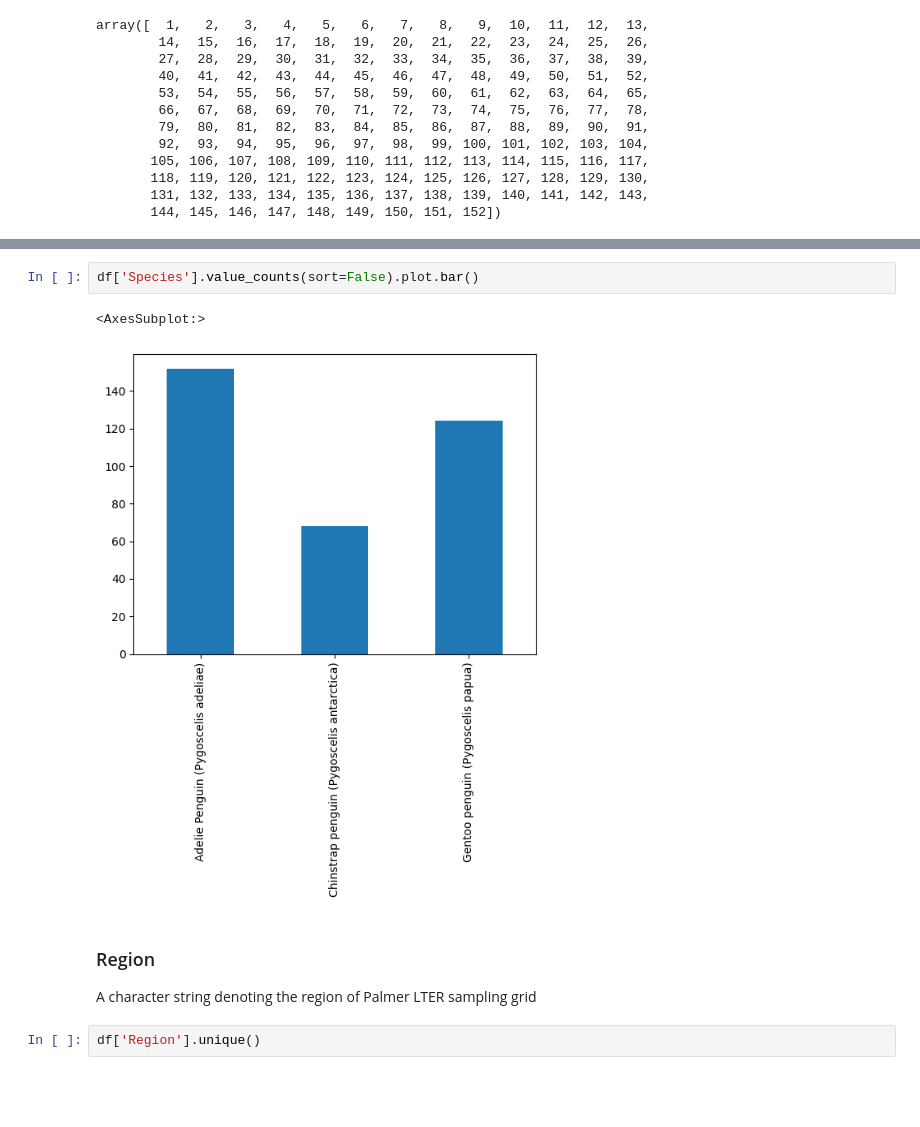
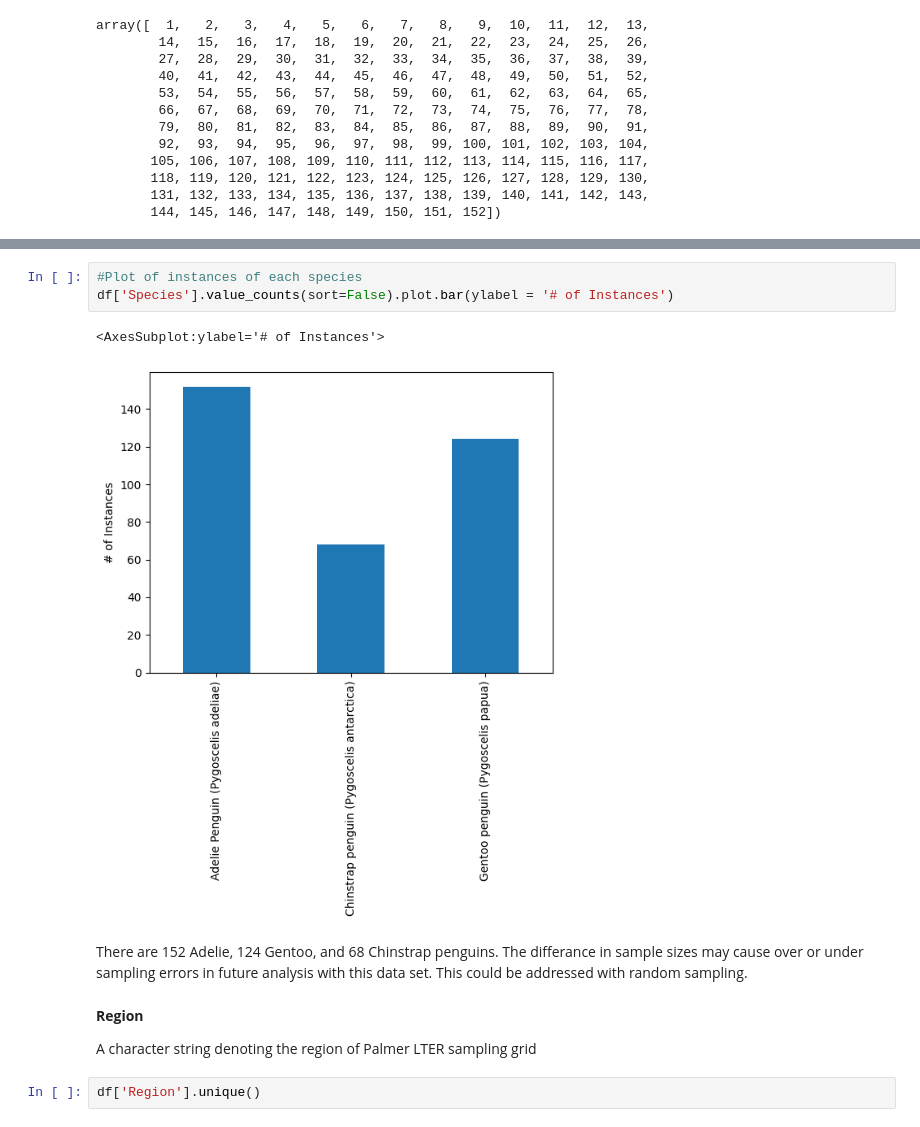
Before and after one commit to benisrael29/DATA2001, a Jupyter notebook: main/assingments/A1/A1.ipynb, the cells around one changed output, grey strips where cells are left out. Drawn from its saved outputs; the diff is of its cells as text; blank space fills up the shorter version.

```diff
--- a/main/assingments/A1/A1.ipynb
+++ b/main/assingments/A1/A1.ipynb
@@ -204,10 +209,14 @@ array(['Adelie Penguin (Pygoscelis adeliae)',
 # %%
-df['Species'].value_counts(sort=False).plot.bar()
+#Plot of instances of each species
+df['Species'].value_counts(sort=False).plot.bar(ylabel = '# of Instances')
 # %% [output]
-<AxesSubplot:>
+<AxesSubplot:ylabel='# of Instances'>
-[figure, old version]
+[figure, new version]
+# %% [markdown]
+There are 152 Adelie, 124 Gentoo, and 68 Chinstrap penguins. The differance in sample sizes may cause over or under sampling errors in future analysis with this data set. This could be addressed with random sampling.
 # %% [markdown]
-### Region
+**Region**
+
 A character string denoting the region of Palmer LTER sampling grid
 # %%
 df['Region'].unique()
```
Also changed, not shown: parts of 72 cells of this notebook.
